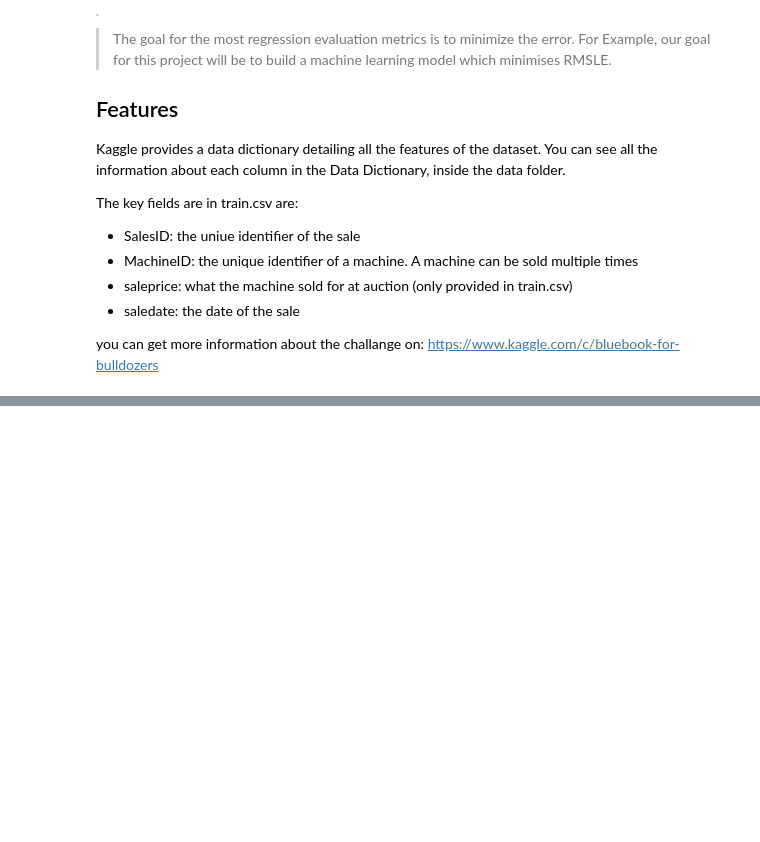
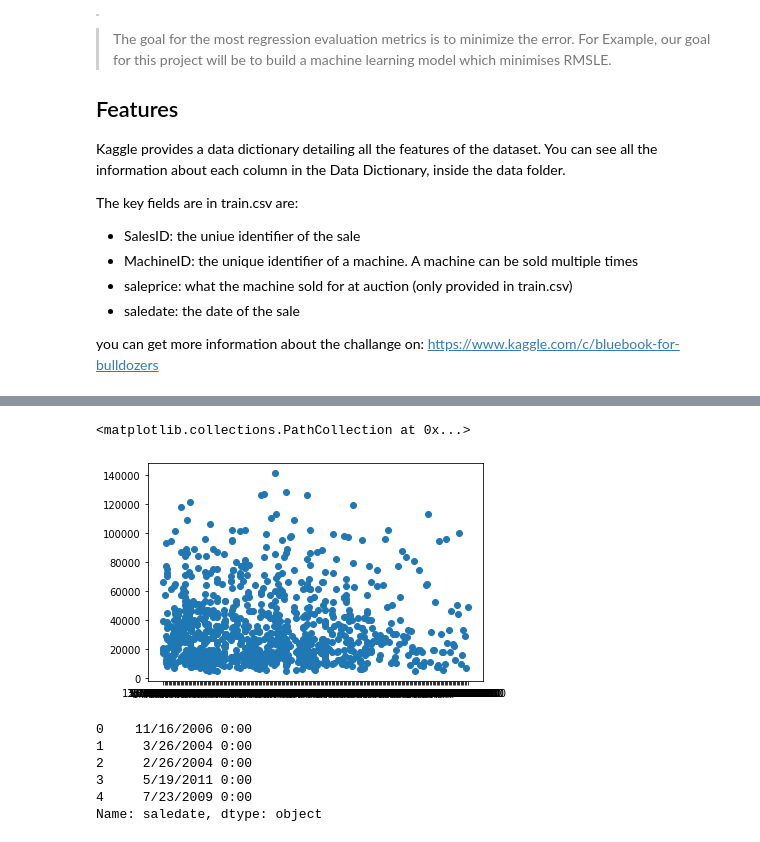
Before and after one commit to chermont04/Bulldozer-price-prediction, a Jupyter notebook: Bulldozer Price Prediction Notebook.ipynb, the cells around one changed output, grey strips where cells are left out. Cells and saved outputs as stored; diff of their text form; code cells hidden in the pictures; blank space fills up the shorter version.

Commit message:
Eda and preprocessing data

```diff
--- a/Bulldozer Price Prediction Notebook.ipynb
+++ b/Bulldozer Price Prediction Notebook.ipynb
@@ -44,3 +44,7 @@ import numpy as np
 import pandas as pd
 import matplotlib.pyplot as plt
 import sklearn
+# %%
+# Import training and validation sets
+
+df = pd.read_csv("data/bluebook-for-bulldozers/TrainAndValid.csv", low_memory = False)
@@ -46,0 +101,15 @@ import sklearn
+# %%
+fig, ax = plt.subplots()
+ax.scatter(df["saledate"][:1000], df["SalePrice"][:1000])
+# %% [output]
+<matplotlib.collections.PathCollection at 0x...>
+[figure, added]
+# %%
+df.saledate.head()
+# %% [output]
+0    11/16/2006 0:00
+1     3/26/2004 0:00
+2     2/26/2004 0:00
+3     5/19/2011 0:00
+4     7/23/2009 0:00
+Name: saledate, dtype: object
```
Also changed, not shown: parts of 34 cells of this notebook, 1 other file.
